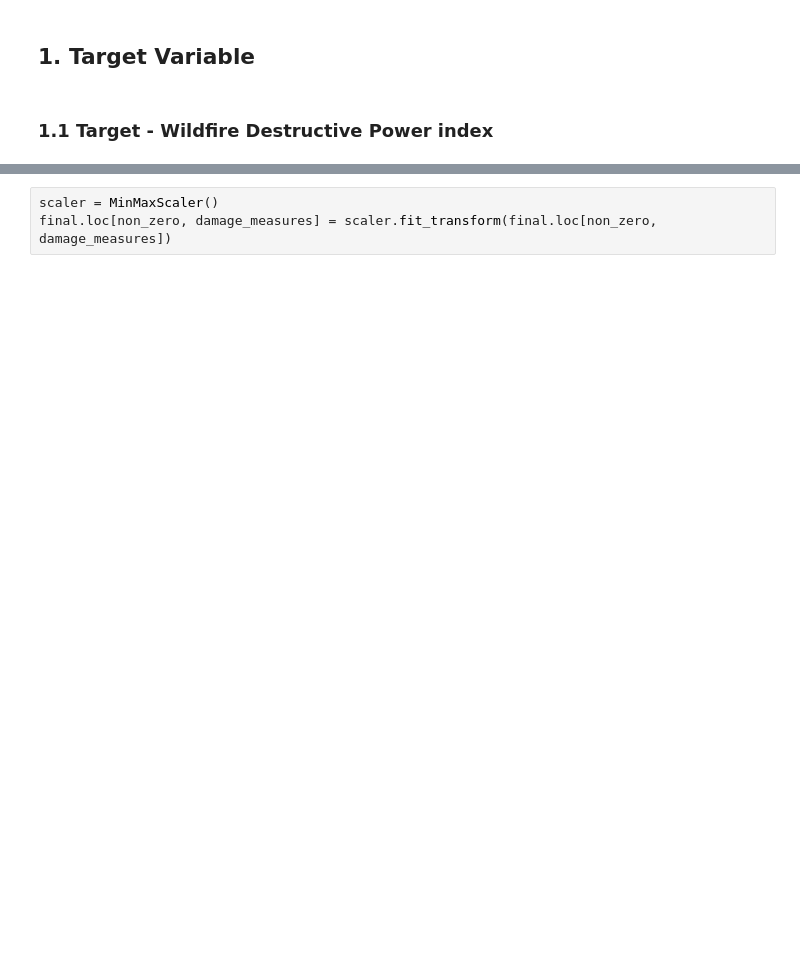
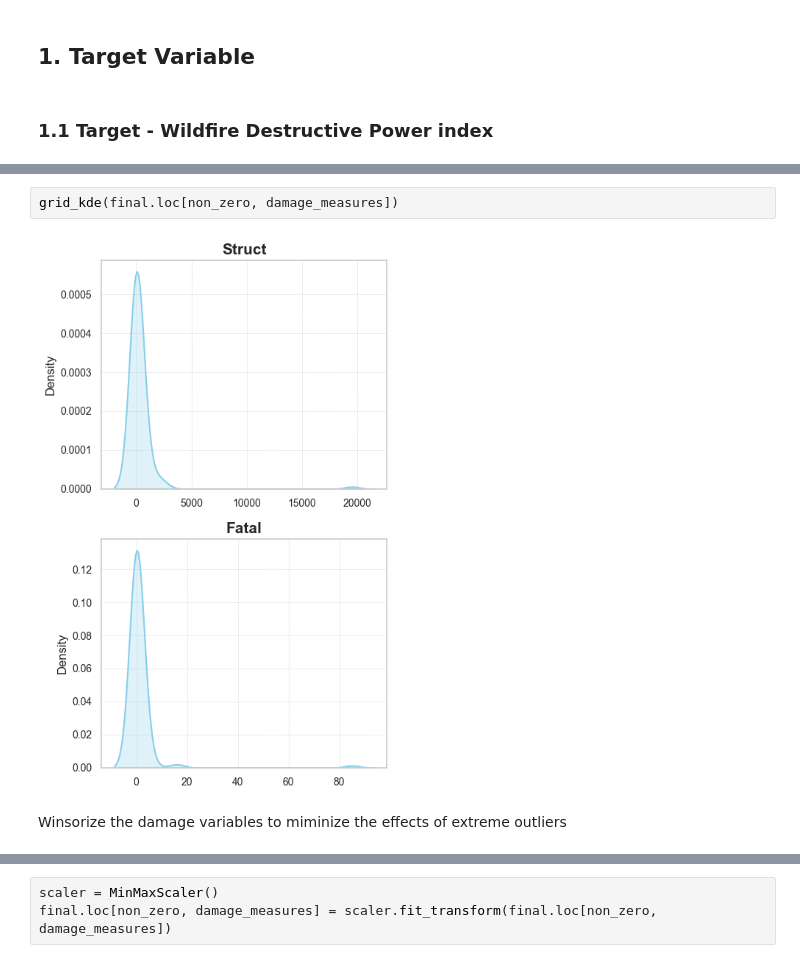
Before and after one commit to dustinlit/California_Fire_Severity, a Jupyter notebook: notebooks/feature_engineering.ipynb, the cells around one changed output, grey strips where cells are left out. Drawn from its saved outputs; the diff is of its cells as text; blank space fills up the shorter version.

```diff
--- a/notebooks/feature_engineering.ipynb
+++ b/notebooks/feature_engineering.ipynb
@@ -93 +100,7 @@ final = final.sort_values(by='Stn Id').reset_index(drop=True)
+# %%
+grid_kde(final.loc[non_zero, damage_measures])
+# %% [output]
+[figure, added]
+# %% [markdown]
+Winsorize the damage variables to miminize the effects of extreme outliers
 # %%
```
Also changed, not shown: parts of 40 cells of this notebook.
